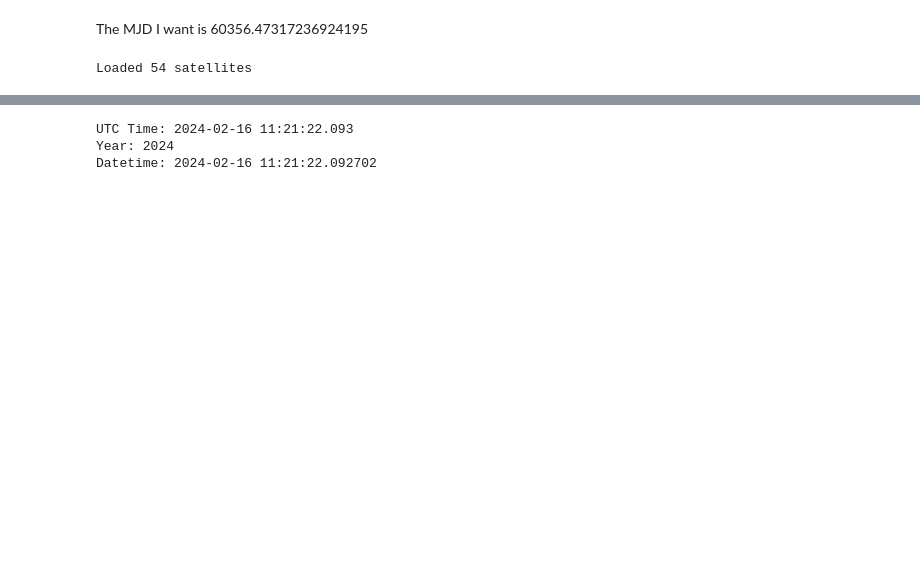
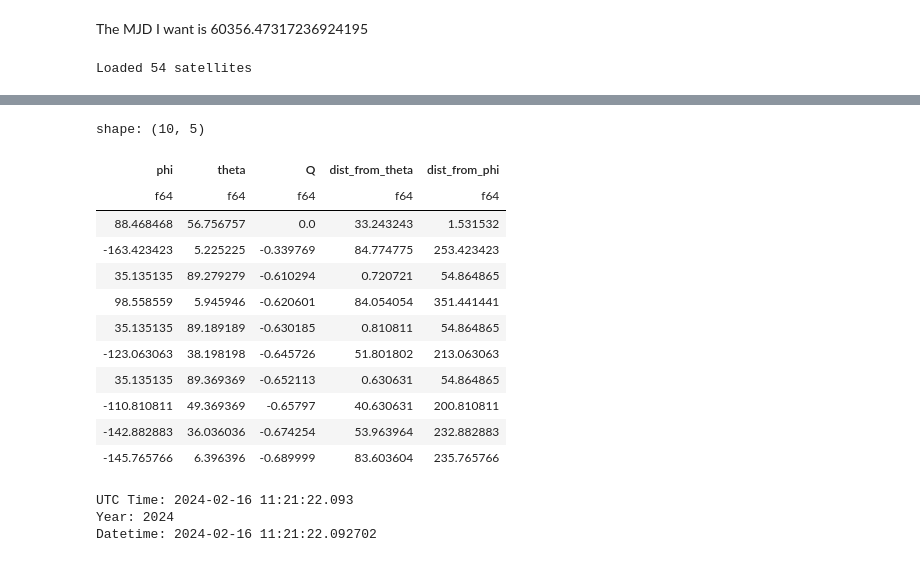
Before and after one commit to jdgsmallwood/extraterrena, a Jupyter notebook: notebooks/gps/meerkat_array_real_data.ipynb, the cells around one changed output, grey strips where cells are left out. Cells and saved outputs as stored; diff of their text form; code cells hidden in the pictures; blank space fills up the shorter version.

```diff
--- a/notebooks/gps/meerkat_array_real_data.ipynb
+++ b/notebooks/gps/meerkat_array_real_data.ipynb
@@ -26,7 +26,7 @@ from dadanalyse import read_dada
 GPS_CHANNEL = 50
 POL = 1
 # J1644-4559_2024-02-16T11:21:22.092_29_73532270706688.dada
-dada = read_dada("gps.dada")
+dada = read_dada("../../../data/gps.dada")
 print(dada.get_header())
 dada = dada.combined_data()
 # %% [output]
@@ -36,7 +56,8 @@ dada.shape
 # %% [output]
 (208896, 57, 64, 2)
 # %%
-X = dada[0:2000, core_indices, GPS_CHANNEL, POL].T
+dada = dada[0:2000, core_indices, GPS_CHANNEL, POL].T
+X = dada
 # %%
 from skyfield.api import load, Topos, EarthSatellite
 from datetime import datetime
@@ -54,7 +75,14 @@ dt
 # %% [output]
 datetime.datetime(2024, 2, 16, 11, 21, 22, 92702)
 # %%
-R = X @ X.conj().T / N
+array_factor = array.steering_vector([220.67, 65.97], wavelength)
+#X = X.T
+X_adj = X.copy()
+for i, shift in enumerate(array_factor):
+    X_adj[i, :] = X_adj[i, :] * array_factor[i].conj()
+
+R = X.conj().T @ X / N
+R_adj = X_adj.conj().T @ X_adj / N
 # %%
 import numpy as np
 
@@ -74,15 +154,15 @@ array([ 24490.18 ,  24926.332,  25154.76 ,  25361.377,  25918.19 ,
 # %%
 
 
-theta_steps = 10_000
-phi_steps = 10_000
+theta_steps = 1_000
+phi_steps = 1_000
 
 output = direction_of_arrival.MUSICDOA2D().get_directions(
     array,
-    R,
+    R_adj,
     num_interferers=5,
     wavelength = wavelength,
-    theta_min_deg = -90,
+    theta_min_deg = 0,
     theta_max_deg = 90,
     theta_steps=theta_steps,
     phi_min_deg = -180,
@@ -209,3 +306,19 @@ len(sats_visible)
+# %%
+output.with_columns(dist_from_theta=90 - pl.col('theta'), dist_from_phi = (90-pl.col('phi')) % 360).sort(by="Q", descending=True).head(10)
+# %% [output]
+shape: (10, 5)
+| phi | theta | Q | dist_from_theta | dist_from_phi |
+| f64 | f64 | f64 | f64 | f64 |
+| 88.468468 | 56.756757 | 0.0 | 33.243243 | 1.531532 |
+| -163.423423 | 5.225225 | -0.339769 | 84.774775 | 253.423423 |
+| 35.135135 | 89.279279 | -0.610294 | 0.720721 | 54.864865 |
+| 98.558559 | 5.945946 | -0.620601 | 84.054054 | 351.441441 |
+| 35.135135 | 89.189189 | -0.630185 | 0.810811 | 54.864865 |
+| -123.063063 | 38.198198 | -0.645726 | 51.801802 | 213.063063 |
+| 35.135135 | 89.369369 | -0.652113 | 0.630631 | 54.864865 |
+| -110.810811 | 49.369369 | -0.65797 | 40.630631 | 200.810811 |
+| -142.882883 | 36.036036 | -0.674254 | 53.963964 | 232.882883 |
+| -145.765766 | 6.396396 | -0.689999 | 83.603604 | 235.765766 |
 # %%
 from astropy.time import Time
 
```
Also changed, not shown: parts of 20 cells of this notebook, 4 other files.
